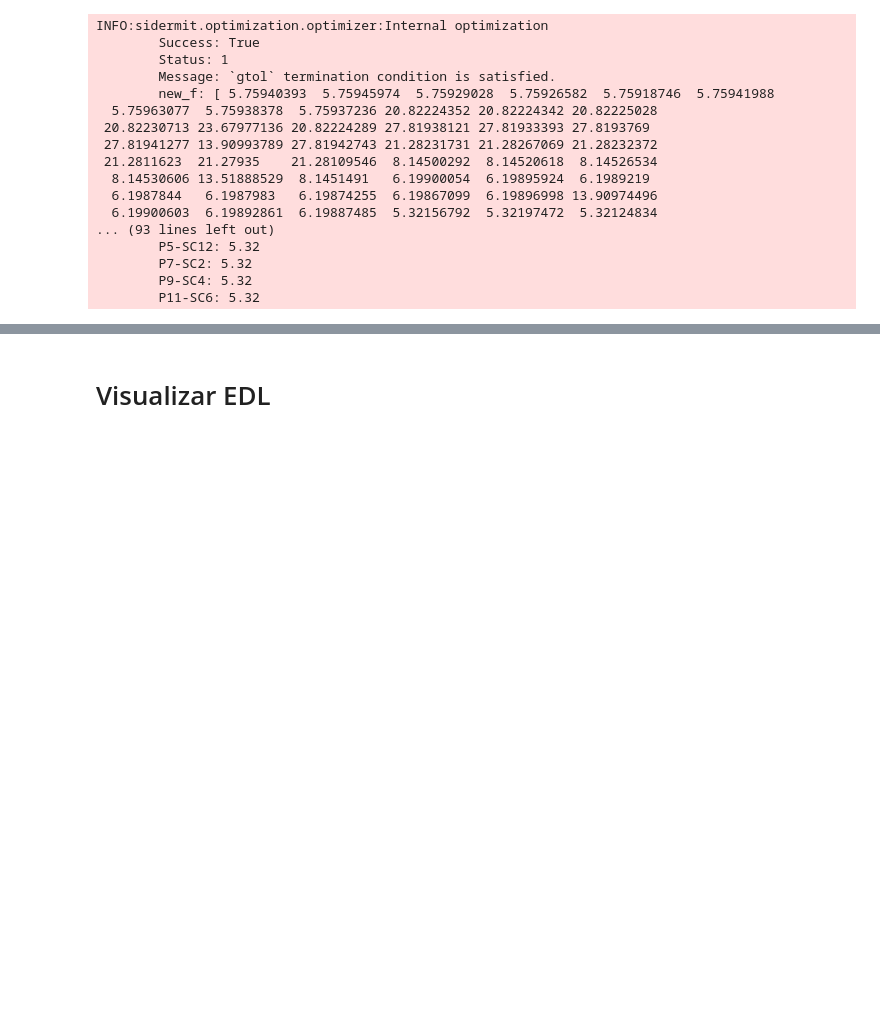
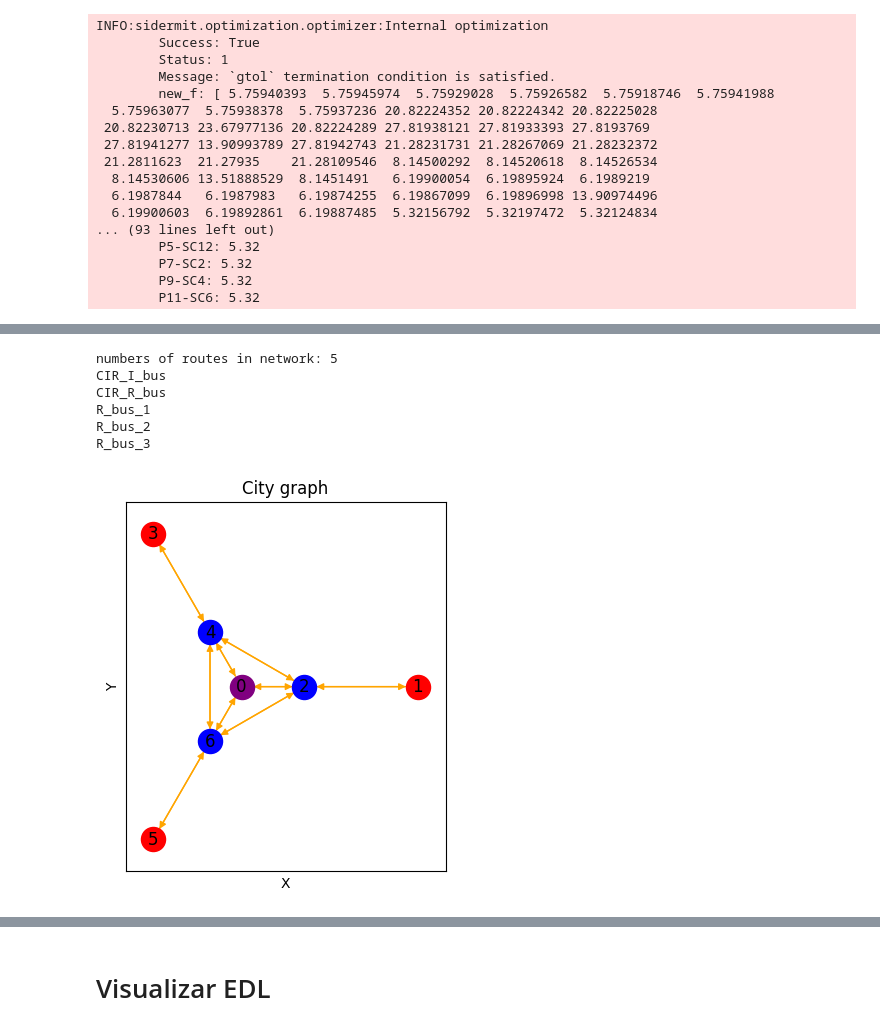
Before and after one commit to valeegomex/Genetic-algorithm-parametric-city, a Jupyter notebook: Resultados_estrategicos.ipynb, the cells around one changed output, grey strips where cells are left out. Saved outputs shown, nothing was run; the diff lists cells and outputs as text; code cells hidden in the pictures; blank space fills up the shorter version.

```diff
--- a/Resultados_estrategicos.ipynb
+++ b/Resultados_estrategicos.ipynb
@@ -426,0 +539,31 @@ INFO:sidermit.optimization.optimizer:Internal optimization
+# %%
+# build a network without routes
+graph_obj = Graph.build_from_parameters(n=3, l=10, g=1.8, p=1)
+network_direct = TransportNetwork(graph_obj)
+
+circular_route = network_direct.get_circular_routes(mode_obj=bus_obj)
+radial_route = network_direct.get_radial_routes(mode_obj=bus_obj, short=False, express=False)
+
+# # to add diametral and circular routes to transport network
+for route in circular_route:
+    network_direct.add_route(route)
+for route in radial_route:
+    network_direct.add_route(route)
+
+# get all routes in network:obj
+routes = network_direct.get_routes()
+print()
+print("numbers of routes in network: {}".format(len(routes)))
+for route in routes:
+    print(route.id)
+# %% [output]
+numbers of routes in network: 5
+CIR_I_bus
+CIR_R_bus
+R_bus_1
+R_bus_2
+R_bus_3
+# %%
+graph_obj.plot("sidermit.png")
+# %% [output]
+[figure, added]
```
Also changed, not shown: parts of 12 cells of this notebook.
